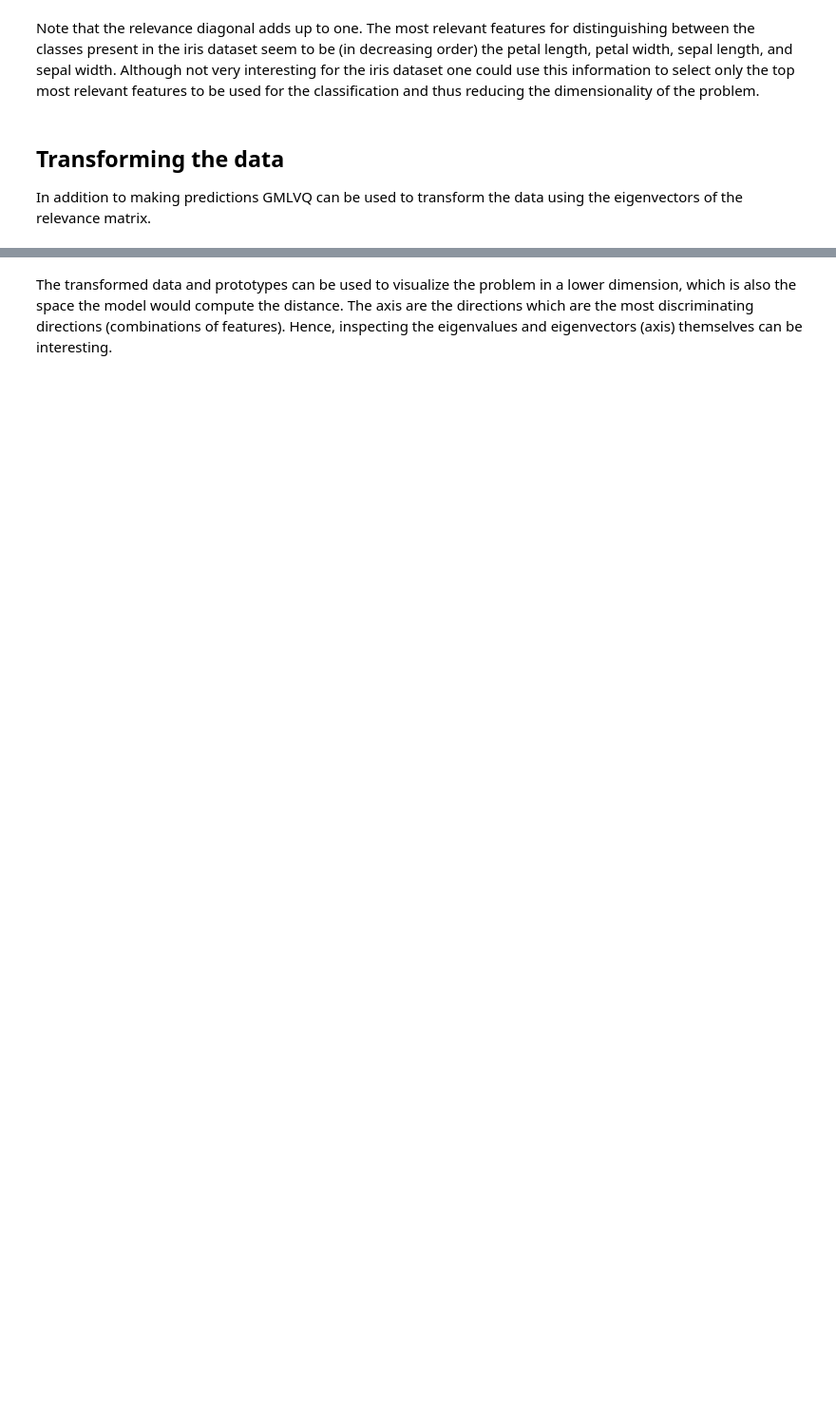
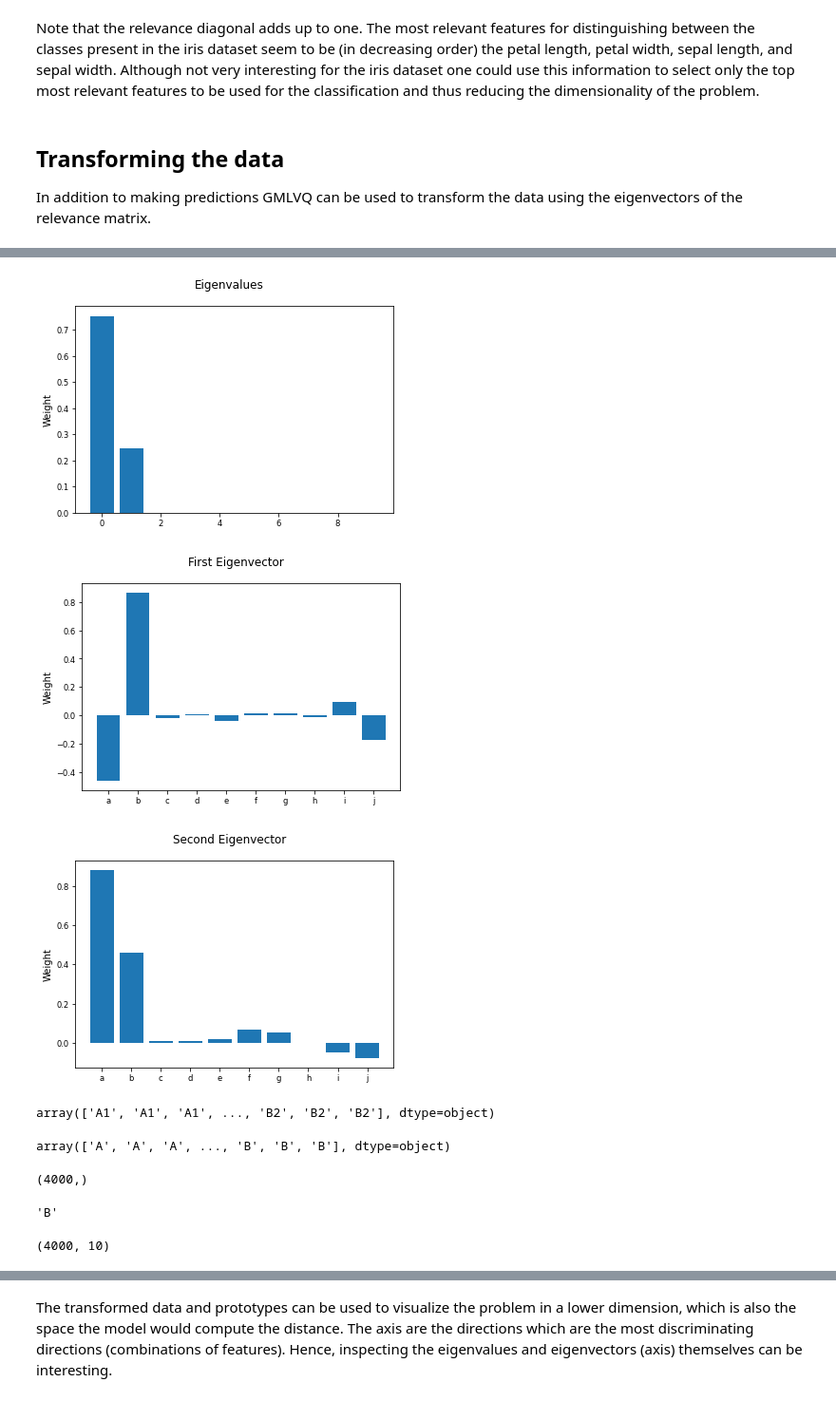
Before and after one commit to NehaBari/Masters-Thesis-2021, a Jupyter notebook: auto_examples_jupyter/01_basic_usage/gmlvq_data.ipynb, the cells around one changed output, grey strips where cells are left out. Shown: that part at 95% size. Cells and saved outputs as stored; diff of their text form; code cells hidden in the pictures; blank space fills up the shorter version.

```diff
--- a/auto_examples_jupyter/01_basic_usage/gmlvq_data.ipynb
+++ b/auto_examples_jupyter/01_basic_usage/gmlvq_data.ipynb
@@ -209,0 +167,28 @@ ax.grid(True)
+# %%
+# Plot the eigenvalues of the eigenvectors of the relevance matrix.
+fig, ax = plt.subplots()
+fig.suptitle("Eigenvalues")
+ax.bar(range(0, len(model.eigenvalues_)), model.eigenvalues_)
+ax.set_ylabel("Weight")
+ax.grid(False)
+
+# Plot the first two eigenvectors of the relevance matrix, which  is called `omega_hat`.
+fig, ax = plt.subplots()
+fig.suptitle("First Eigenvector")
+ax.bar(feature_names, model.omega_hat_[:, 0])
+ax.set_ylabel("Weight")
+ax.grid(False)
+
+fig, ax = plt.subplots()
+fig.suptitle("Second Eigenvector")
+ax.bar(feature_names, model.omega_hat_[:, 1])
+ax.set_ylabel("Weight")
+ax.grid(False)
+# %% [output]
+[figure, added]
+[figure, added]
+[figure, added]
+# %%
+labels
+# %% [output]
+array(['A1', 'A1', 'A1', ..., 'B2', 'B2', 'B2'], dtype=object)
@@ -209,0 +202,8 @@ ax.grid(True)
+# %%
+labelssubclass
+# %% [output]
+array(['A', 'A', 'A', ..., 'B', 'B', 'B'], dtype=object)
+# %%
+labelssubclass.shape
+# %% [output]
+(4000,)
@@ -209,0 +220,9 @@ ax.grid(True)
+# %%
+labelssubclass[3999
+              ]
+# %% [output]
+'B'
+# %%
+data.shape
+# %% [output]
+(4000, 10)
```
Also changed, not shown: parts of 45 cells of this notebook.
